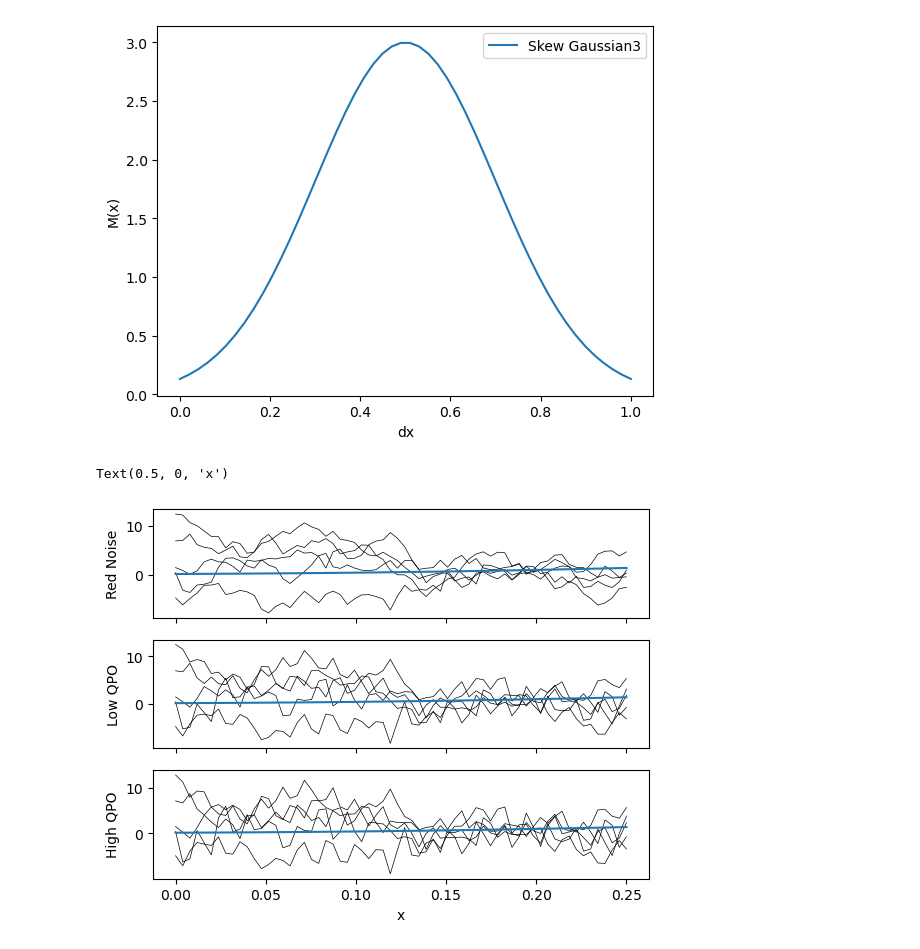
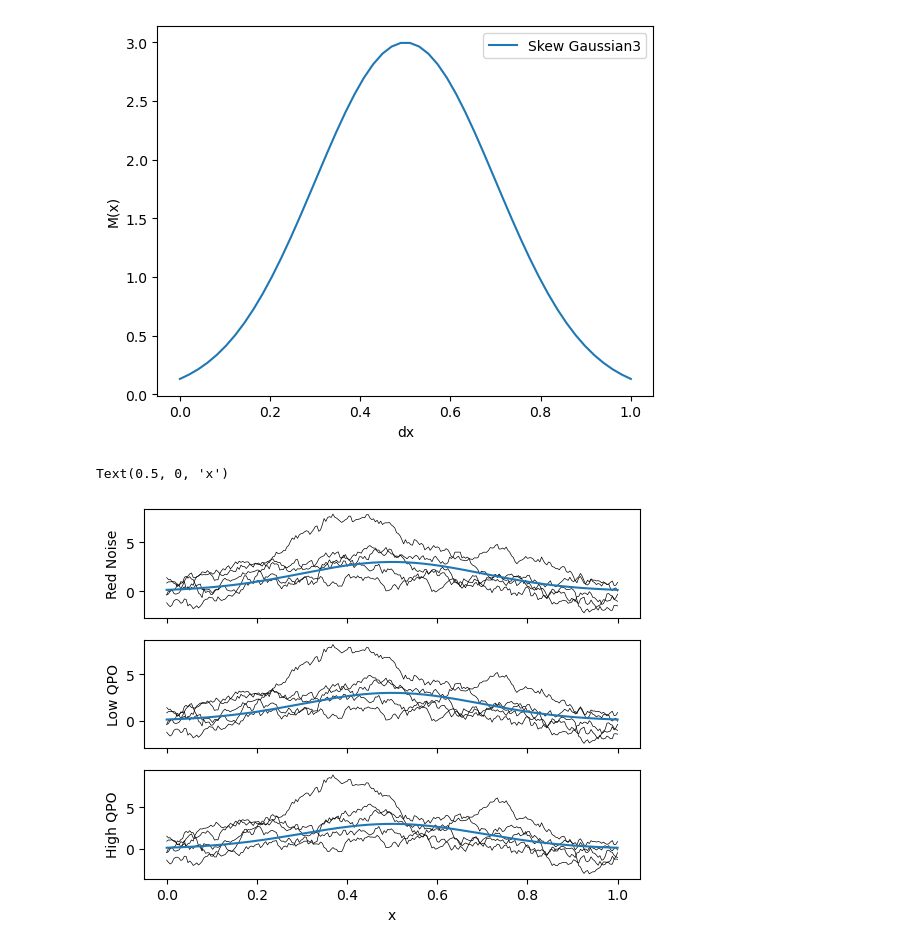
Before and after one commit to Gaurav17Joshi/ProofOfConcept, a Jupyter notebook: Simulated_data.ipynb, the cells around one changed output. Saved outputs shown, nothing was run; the diff lists cells and outputs as text; code cells hidden in the pictures.

```diff
--- a/Simulated_data.ipynb
+++ b/Simulated_data.ipynb
@@ -100,6 +100,20 @@ def build_gp(kernel_params, mean_params, t):
     return tinygp.GaussianProcess(
         kernel, t, mean=mean
     )
+
+def build_gp2(kernel_params, mean_params, t, kernel_type):
+    if kernel_type == "QPO_plus_RN":
+        kernel = kernels.quasisep.Exp(
+                scale = 1/kernel_params["crn"], sigma = (kernel_params["arn"])**0.5) + kernels.quasisep.Celerite(
+                a = kernel_params["aqpo"], b = 0.0, c = kernel_params["cqpo"], d = kernel_params["freq"])
+    elif kernel_type == "RN":
+        kernel = kernels.quasisep.Exp(
+                scale = 1/kernel_params["crn"], sigma = (kernel_params["arn"])**0.5)
+
+    mean = functools.partial(skew_gaussian2, mean_params = mean_params)
+    return tinygp.GaussianProcess(
+        kernel, t, mean=mean
+    )
 # %%
 # Making the rn kernel
 
@@ -171,38 +209,46 @@ Text(0, 0.5, 'M(x)')
 # %%
 # Making the simulated data
 
 # times = np.linspace(0, 1, 256)
 # Shortened the duration of time to 1/4th of the original, 256/4 = 64
-times = np.linspace(0, 1/4, 64)
-rngp = build_gp(rnparams, mean_params, times)
-lqpop = build_gp(lqpoparams, mean_params, times)
-hqpop = build_gp(hqpoparams, mean_params, times)
+# times = np.linspace(0, 1/4, 64)
+
+# Relongated to 1 s
+times = np.linspace(0, 1, 256)
+
+# rngp = build_gp(rnparams, mean_params, times)
+# lqpop = build_gp(lqpoparams, mean_params, times)
+# hqpop = build_gp(hqpoparams, mean_params, times)
+
+rngp = build_gp2(rnparams, mean_params, times, kernel_type = "RN")
+lqpop = build_gp2(lqpoparams, mean_params, times, kernel_type = "QPO_plus_RN")
+hqpop = build_gp2(hqpoparams, mean_params, times, kernel_type = "QPO_plus_RN")
 
 rngp_sample = rngp.sample(jax.random.PRNGKey(4), shape=(5,))
 lqpogp_sample = lqpop.sample(jax.random.PRNGKey(4), shape=(5,))
 hqpogp_sample = hqpop.sample(jax.random.PRNGKey(4), shape=(5,))
 
 # Plotting these samples
 _, axes = plt.subplots(3, 1, sharex=True)
 ax = axes[0]
 ax.plot(times, rngp_sample.T, color="k", lw=0.5)
 ax.plot(times, jax.vmap(skew_gaussian)(times), label="mean")
 ax.set_ylabel("Red Noise")
 
 ax = axes[1]
 ax.plot(times, lqpogp_sample.T, color="k", lw=0.5)
 ax.plot(times, jax.vmap(skew_gaussian)(times), label="mean")
 ax.set_ylabel("Low QPO")
 
 ax = axes[2]
 ax.plot(times, hqpogp_sample.T, color="k", lw=0.5)
 ax.plot(times, jax.vmap(skew_gaussian)(times), label="mean")
 ax.set_ylabel("High QPO")
 
 ax.set_xlabel("x")
 # %% [output]
 Text(0.5, 0, 'x')
-[figure, old version]
+[figure, new version]
 # %%
 rngp_sample2   =  rngp.sample(jax.random.PRNGKey(5), shape=(1,))
 lqpogp_sample2 = lqpop.sample(jax.random.PRNGKey(5), shape=(1,))
```
Also changed, not shown: parts of 17 cells of this notebook, 1 other file.
